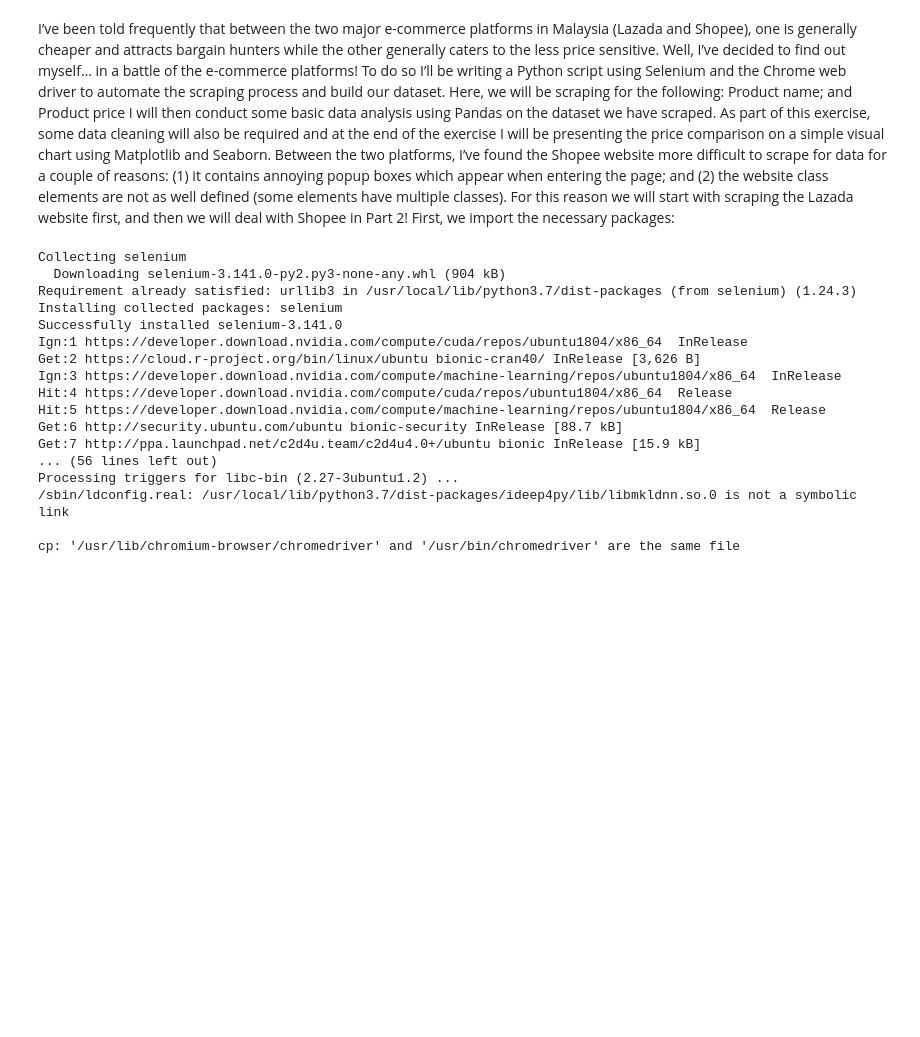
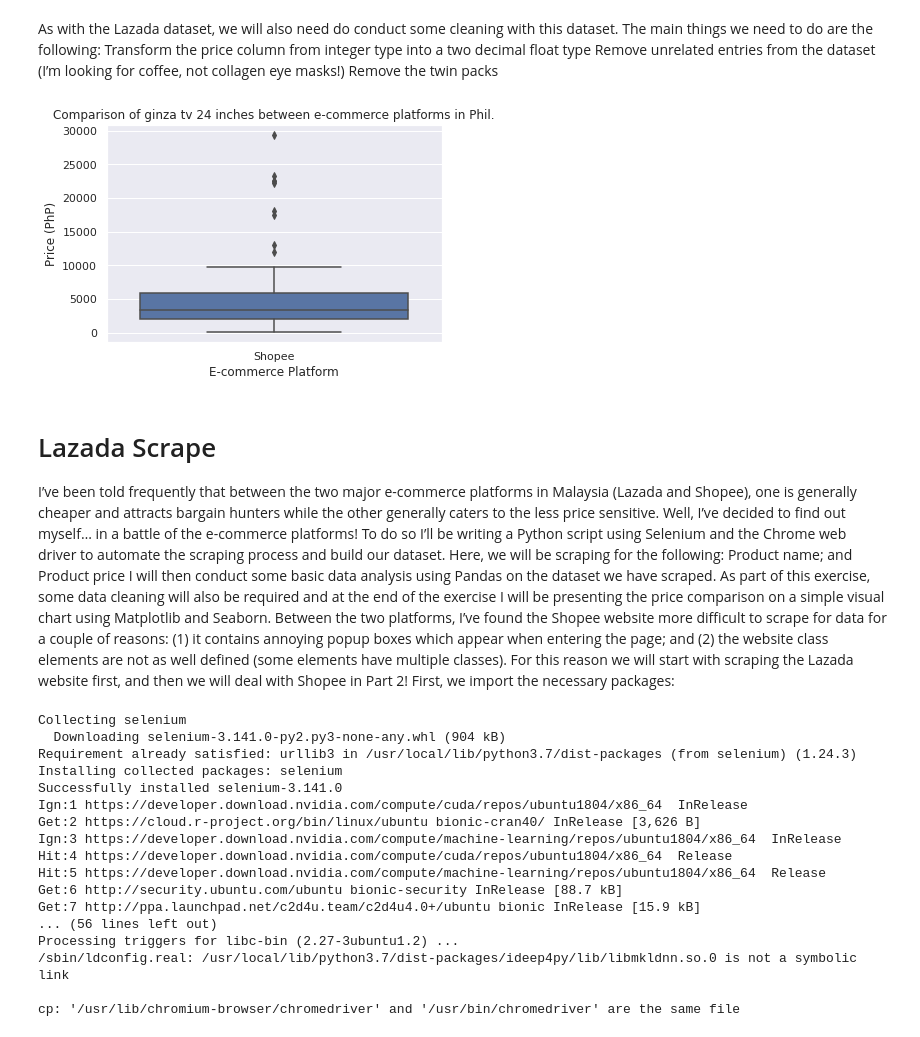
Before and after one commit to JaimeOlivaresNV/BizOpsExperimental, a Jupyter notebook: Lazada_Shopee_Scrape_Prototype.ipynb, the cells around one changed output. Cells and saved outputs as stored; diff of their text form; code cells hidden in the pictures; blank space fills up the shorter version.

Commit message:
Working Shopee API step

```diff
--- a/Lazada_Shopee_Scrape_Prototype.ipynb
+++ b/Lazada_Shopee_Scrape_Prototype.ipynb
@@ -4,0 +27,36 @@
+# %%
+Shopee_url = 'https://shopee.com.ph'
+keyword_search = 'ginza tv 24 inches'
+headers = {
+ 'User-Agent': 'Chrome',
+ 'Referer': '{}search?keyword={}'.format(Shopee_url, keyword_search)
+}
+url = 'https://shopee.ph/api/v2/search_items/?by=relevancy&keyword={}&limit=100&newest=0&order=desc&page_type=search'.format(keyword_search)
+# Shopee API request
+r = requests.get(url, headers = headers).json()
+# Shopee scraping script
+titles_list = []
+prices_list = []
+for item in r['items']:
+    titles_list.append(item['name'])
+    prices_list.append(item['price_min'])
+
+# Save Results as Dataframe
+dfS = pd.DataFrame(zip(titles_list, prices_list), columns=['ItemName', 'Price'])
+dfS['Platform'] = 'Shopee'
+# Remove the ‘PH’ string from Price and change column type to float
+dfS['Price'] = dfS['Price'] / 100000
+# %%
+'''
+Need to make this part more robust (does product match search? ; remove multiple pack versions)
+'''
+# Remove false entries i.e. those which are not actually Nescafe Gold Refill 170g
+# dfS = dfS[dfS['ItemName'].str.contains('170g') == True] # Poor search function Shopee!!!
+# Some of the items are actually x2 packs. Remove them too
+# dfS = dfS[dfS['ItemName'].str.contains('[2x\s]{3}|twin',flags=re.IGNORECASE, regex=True) == False]
+
+dfS['fuzzyscore_TSoR'] = dfS.apply(lambda x: fuzz.partial_token_sort_ratio(keyword_search,x['ItemName']), axis=1)
+dfS['fuzzyscore_WR'] = dfS.apply(lambda x: fuzz.WRatio(keyword_search,x['ItemName']), axis=1)
+dfS['fuzzyscore_mean'] = dfS[['fuzzyscore_TSoR', 'fuzzyscore_WR']].mean(axis=1)
+dfS.sort_values(by=['fuzzyscore_mean'], ascending=False, inplace=True)
+dfS
@@ -5,4 +90,22 @@
+# %% [markdown]
+As with the Lazada dataset, we will also need do conduct some cleaning with this dataset. The main things we need to do are the following:
+Transform the price column from integer type into a two decimal float type
+Remove unrelated entries from the dataset (I’m looking for coffee, not collagen eye masks!)
+Remove the twin packs
+# %%
+# Plot the chart
+sns.set()
+_ = sns.boxplot(x='Platform', y='Price', data=dfS)
+_ = plt.title('Comparison of {} between e-commerce platforms in Phil.'.format(keyword_search))
+_ = plt.ylabel('Price (PhP)')
+_ = plt.xlabel('E-commerce Platform')
+# Show the plot
+plt.show()
+# %% [output]
+[figure, added]
 # %% [markdown]
+# Lazada Scrape
+
 I’ve been told frequently that between the two major e-commerce platforms in Malaysia (Lazada and Shopee), one is generally cheaper and attracts bargain hunters while the other generally caters to the less price sensitive.
 Well, I’ve decided to find out myself… in a battle of the e-commerce platforms!
 To do so I’ll be writing a Python script using Selenium and the Chrome web driver to automate the scraping process and build our dataset. Here, we will be scraping for the following:
```
Also changed, not shown: parts of 11 cells of this notebook.
